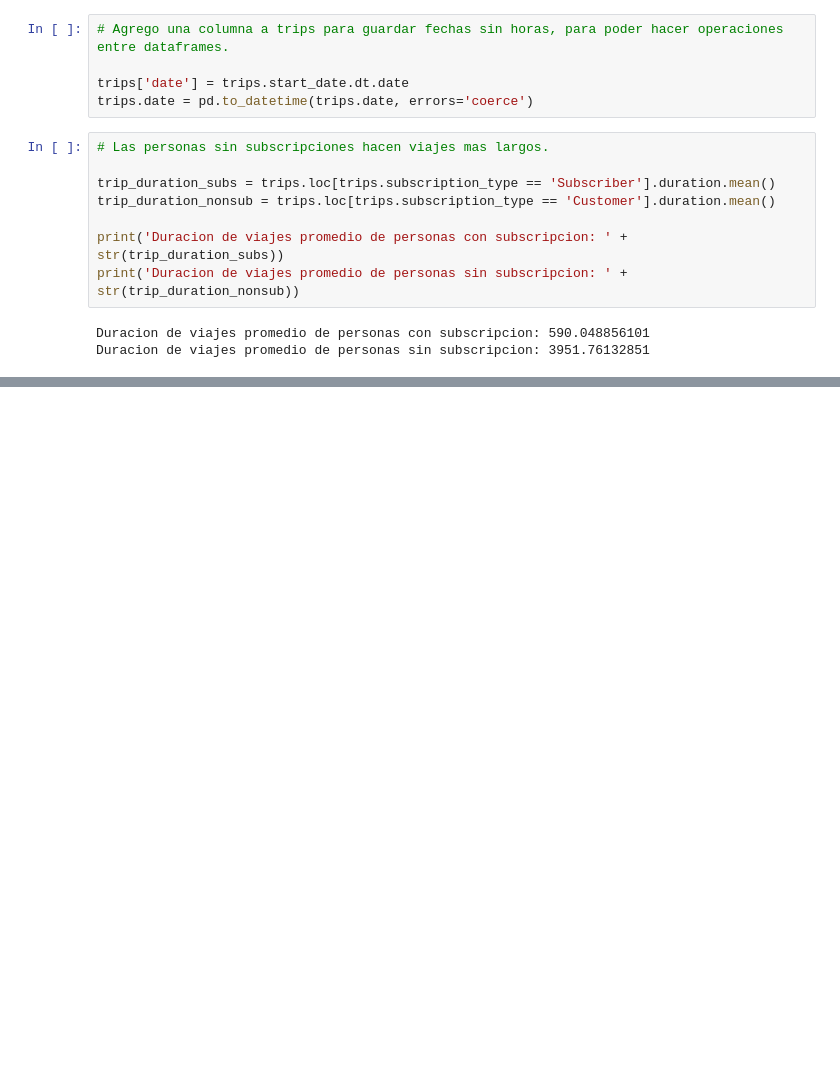
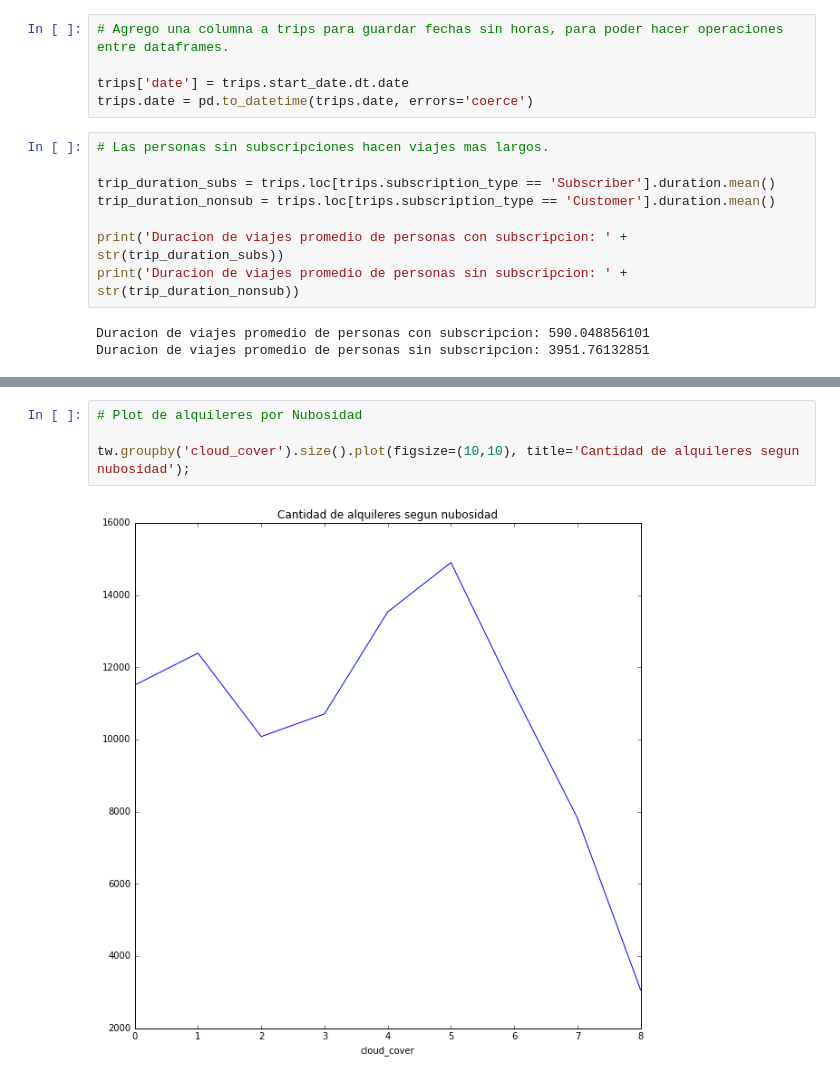
Before and after one commit to bzuker/tp-datos, a Jupyter notebook: TP.ipynb, the cells around one changed output, grey strips where cells are left out. Cells and saved outputs as stored; diff of their text form; blank space fills up the shorter version.

```diff
--- a/TP.ipynb
+++ b/TP.ipynb
@@ -129,0 +210,6 @@ trips.join(weather, lsuffix='_t', rsuffix='_w', on='date').head()
+# %%
+# Plot de alquileres por Nubosidad
+
+tw.groupby('cloud_cover').size().plot(figsize=(10,10), title='Cantidad de alquileres segun nubosidad');
+# %% [output]
+[figure, added]
```
Also changed, not shown: parts of 14 cells of this notebook.
